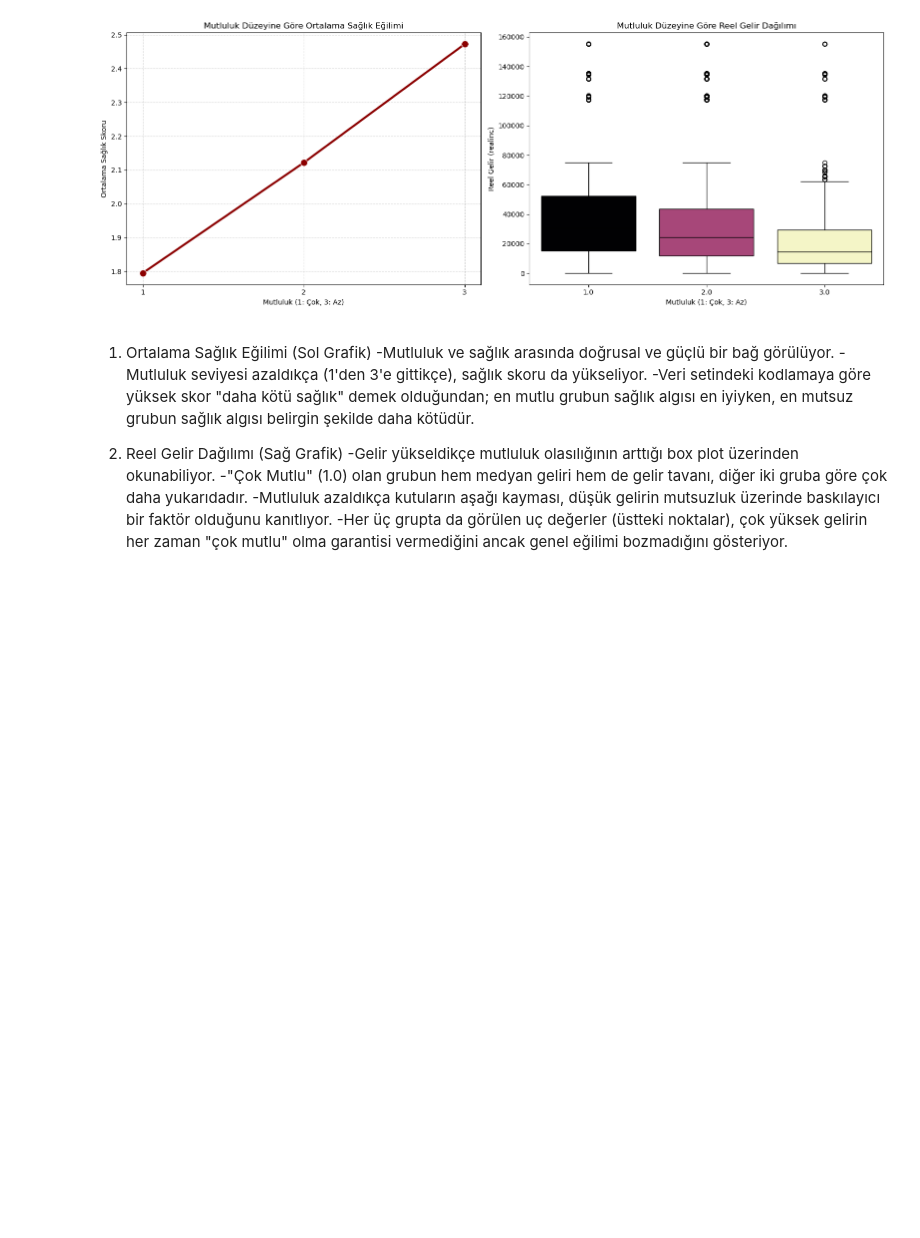
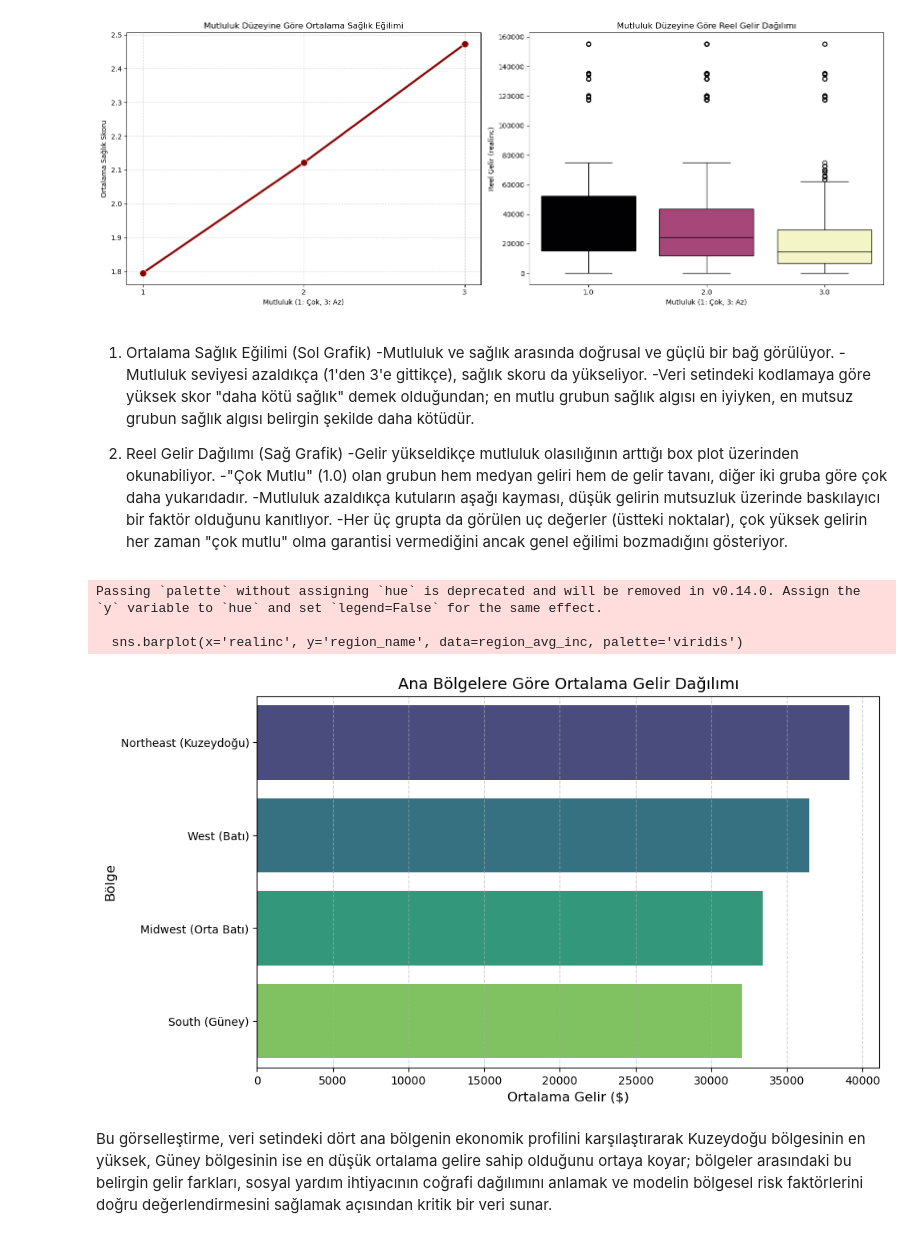
Before and after one commit to muratef/gss-sosyal-analiz, a Jupyter notebook: notebooks/eda.ipynb, the cells around one changed output. Cells and saved outputs as stored; diff of their text form; code cells hidden in the pictures; blank space fills up the shorter version.

```diff
--- a/notebooks/eda.ipynb
+++ b/notebooks/eda.ipynb
@@ -196,3 +196,34 @@ plt.show()
 -"Çok Mutlu" (1.0) olan grubun hem medyan geliri hem de gelir tavanı, diğer iki gruba göre çok daha yukarıdadır.
 -Mutluluk azaldıkça kutuların aşağı kayması, düşük gelirin mutsuzluk üzerinde baskılayıcı bir faktör olduğunu kanıtlıyor.
 -Her üç grupta da görülen uç değerler (üstteki noktalar), çok yüksek gelirin her zaman "çok mutlu" olma garantisi vermediğini ancak genel eğilimi bozmadığını gösteriyor.
+# %%
+# 1. 4 Ana Bölge isimlerini tanımlayalım
+region_labels = {
+    1: "Northeast (Kuzeydoğu)",
+    2: "Midwest (Orta Batı)",
+    3: "South (Güney)",
+    4: "West (Batı)"
+}
+
+# 2. Veriyi gruplayıp ortalamayı alalım
+# Not:df (temizlenmiş veri çerçeven) ismini kullanabilirsin
+region_avg_inc = df.groupby('region')['realinc'].mean().sort_values(ascending=False).reset_index()
+region_avg_inc['region_name'] = region_avg_inc['region'].map(region_labels)
+
+# 3. Görselleştirme
+plt.figure(figsize=(10, 6))
+sns.barplot(x='realinc', y='region_name', data=region_avg_inc, palette='viridis')
+
+plt.title('Ana Bölgelere Göre Ortalama Gelir Dağılımı', fontsize=14)
+plt.xlabel('Ortalama Gelir ($)', fontsize=12)
+plt.ylabel('Bölge', fontsize=12)
+plt.grid(axis='x', linestyle='--', alpha=0.6)
+
+plt.show()
+# %% [output]
+Passing `palette` without assigning `hue` is deprecated and will be removed in v0.14.0. Assign the `y` variable to `hue` and set `legend=False` for the same effect.
+
+  sns.barplot(x='realinc', y='region_name', data=region_avg_inc, palette='viridis')
+[figure, added]
+# %% [markdown]
+Bu görselleştirme, veri setindeki dört ana bölgenin ekonomik profilini karşılaştırarak Kuzeydoğu bölgesinin en yüksek, Güney bölgesinin ise en düşük ortalama gelire sahip olduğunu ortaya koyar; bölgeler arasındaki bu belirgin gelir farkları, sosyal yardım ihtiyacının coğrafi dağılımını anlamak ve modelin bölgesel risk faktörlerini doğru değerlendirmesini sağlamak açısından kritik bir veri sunar.
```
Also changed, not shown: 3 other files.
